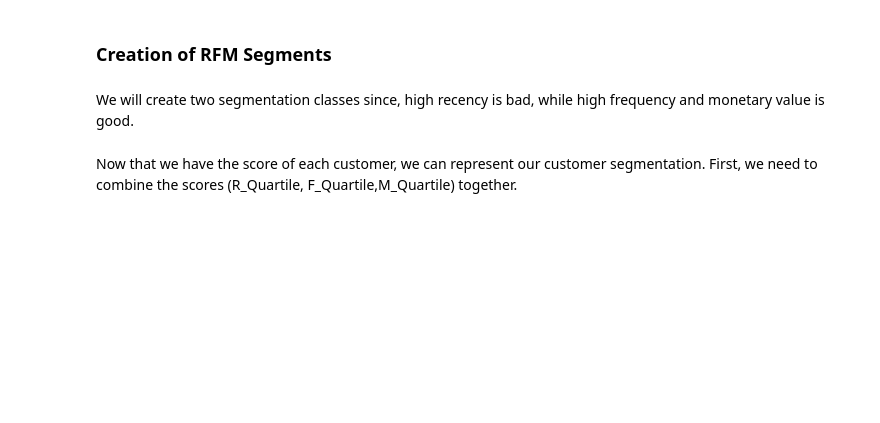
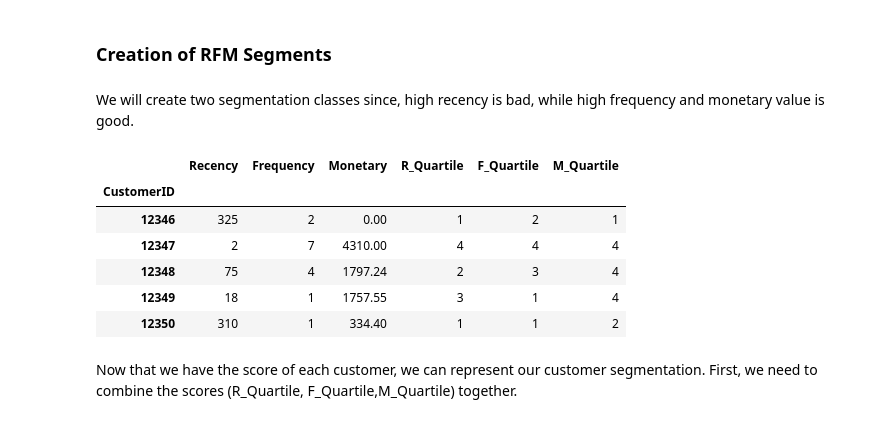
Before and after one commit to yasimk/retail_cust_segmentation_cohort_analysis, a Jupyter notebook: ecom_cust_segmentation_rfm_analysis.ipynb, the cells around one changed output. Cells and saved outputs as stored; diff of their text form; code cells hidden in the pictures; blank space fills up the shorter version.

```diff
--- a/ecom_cust_segmentation_rfm_analysis.ipynb
+++ b/ecom_cust_segmentation_rfm_analysis.ipynb
@@ -5,8 +5,7 @@ import matplotlib.pyplot as plt
 import seaborn as sns
 import datetime as dt
 # %%
-ecom_df = pd.read_csv('../input/data.csv',encoding="ISO-8859-1", dtype={'CustomerID':str, 'InvoiceNo':str})
-#tail_df = pd.read_csv('../input/data.csv',encoding="ISO-8859-1",dtype={'CustomerID':str, 'InvoiceNo':str})
+ecom_df = pd.read_csv('C:\\Users\\Yasim\\AI-Dream\\Customer Segmentation\\data.csv',encoding="ISO-8859-1", dtype={'CustomerID':str, 'InvoiceNo':str})
 ecom_df.head()
 # %% [output]
 |  | InvoiceNo | StockCode | Description | Quantity | InvoiceDate | UnitPrice | CustomerID | Country |
@@ -275,9 +369,17 @@ def FMScore(x, p, d):
 # %%
 rfm_segm = rfm_df2
 rfm_segm['R_Quartile'] = rfm_segm['Recency'].apply(RScore, args = ('Recency', quantiles, ))
 rfm_segm['F_Quartile'] = rfm_segm['Frequency'].apply(FMScore, args =('Frequency', quantiles,))
-rfm_segm['F_Quartile'] = rfm_segm['Monetary'].apply(FMScore, args =('Monetary', quantiles,))
+rfm_segm['M_Quartile'] = rfm_segm['Monetary'].apply(FMScore, args =('Monetary', quantiles,))
 rfm_segm.head()
+# %% [output]
+|  | Recency | Frequency | Monetary | R_Quartile | F_Quartile | M_Quartile |
+| CustomerID |  |  |  |  |  |  |
+| 12346 | 325 | 2 | 0.00 | 1 | 2 | 1 |
+| 12347 | 2 | 7 | 4310.00 | 4 | 4 | 4 |
+| 12348 | 75 | 4 | 1797.24 | 2 | 3 | 4 |
+| 12349 | 18 | 1 | 1757.55 | 3 | 1 | 4 |
+| 12350 | 310 | 1 | 334.40 | 1 | 1 | 2 |
 # %% [markdown]
 Now that we have the score of each customer, we can represent our customer segmentation.
 First, we need to combine the scores (R_Quartile, F_Quartile,M_Quartile) together.
```
Also changed, not shown: parts of 24 cells of this notebook.
